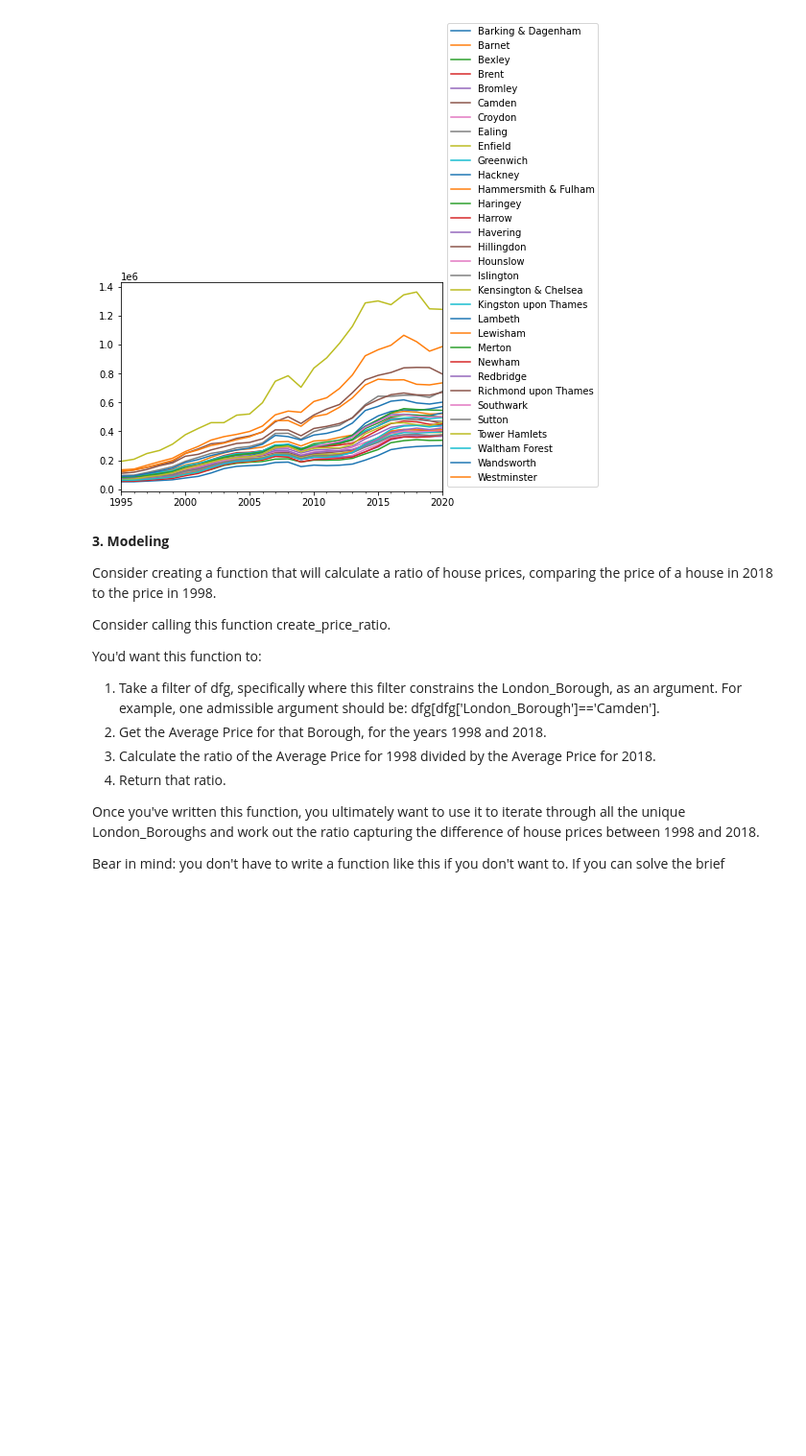
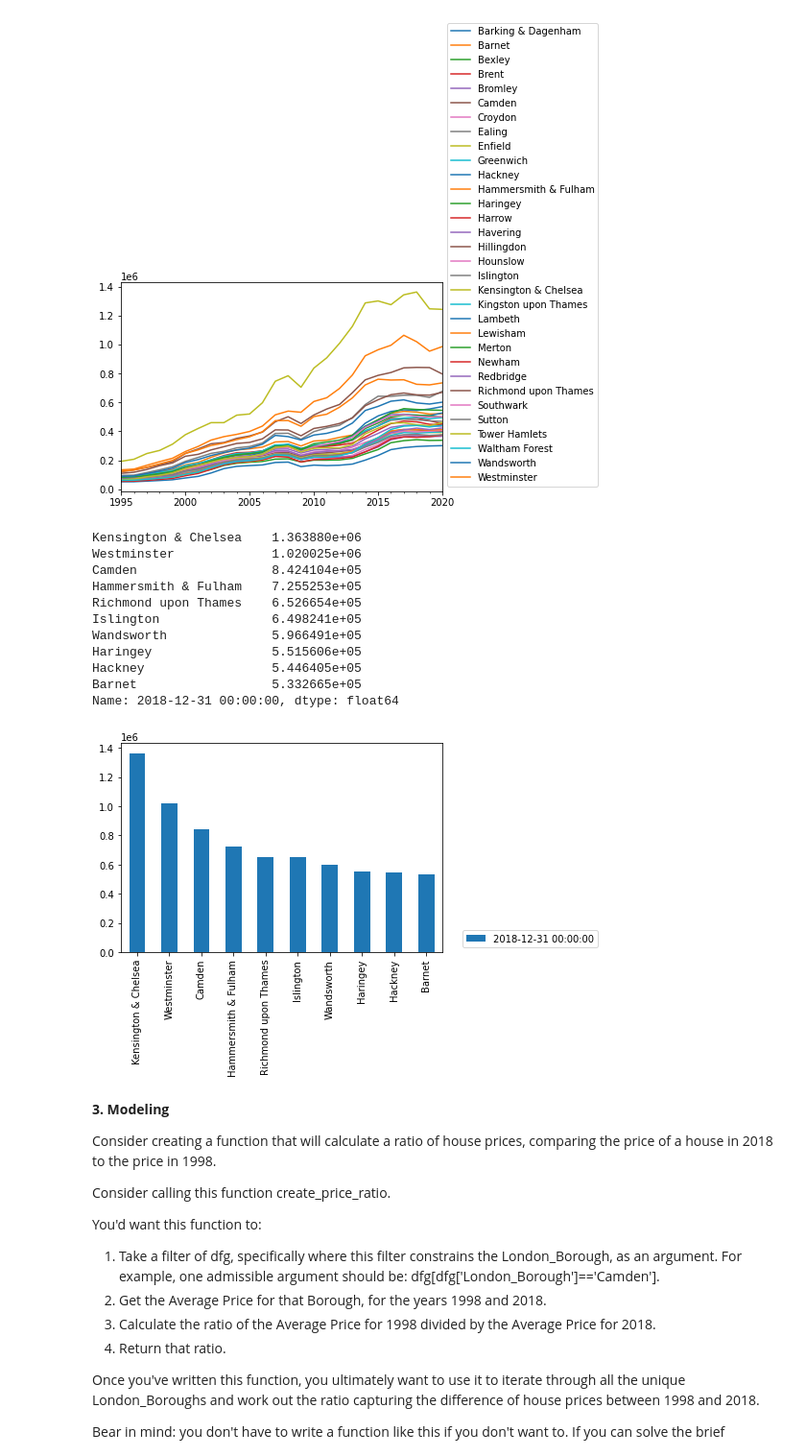
Before and after one commit to freeleons/Springboard-DataScienceCareerTrack, a Jupyter notebook: London Housing/Unit_4_Challenge_Tier_3_Completed_by_Jameson.ipynb, the cells around one changed output. Shown: that part at 96% size. Saved outputs shown, nothing was run; the diff lists cells and outputs as text; code cells hidden in the pictures; blank space fills up the shorter version.

```diff
--- a/London Housing/Unit_4_Challenge_Tier_3_Completed_by_Jameson.ipynb
+++ b/London Housing/Unit_4_Challenge_Tier_3_Completed_by_Jameson.ipynb
@@ -251,6 +251,27 @@ plt.show()
 # %% [output]
 <Figure size 3600x7200 with 0 Axes>
 [figure]
+# %%
+#sort the value of 2018 anual average price
+df_2018 = annual_price_df.loc['2018-12-31',:]
+df_2018_top_10 = df_2018.sort_values(ascending=False)[:10]
+print(df_2018_top_10)
+df_2018_top_10.plot.bar()
+plt.legend(loc=4, bbox_to_anchor=(1.0, 0, 0.5, 0.5))
+plt.show()
+# %% [output]
+Kensington & Chelsea    1.363880e+06
+Westminster             1.020025e+06
+Camden                  8.424104e+05
+Hammersmith & Fulham    7.255253e+05
+Richmond upon Thames    6.526654e+05
+Islington               6.498241e+05
+Wandsworth              5.966491e+05
+Haringey                5.515606e+05
+Hackney                 5.446405e+05
+Barnet                  5.332665e+05
+Name: 2018-12-31 00:00:00, dtype: float64
+[figure, added]
 # %% [markdown]
 **3. Modeling**
 
```
Also changed, not shown: parts of 2 cells of this notebook.
